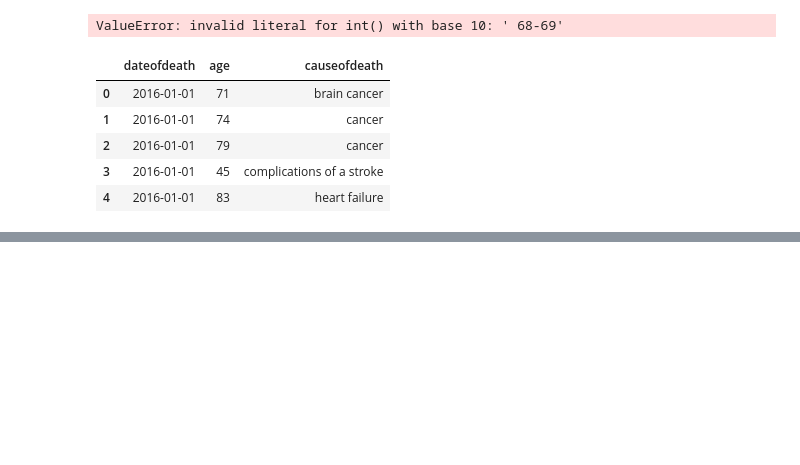
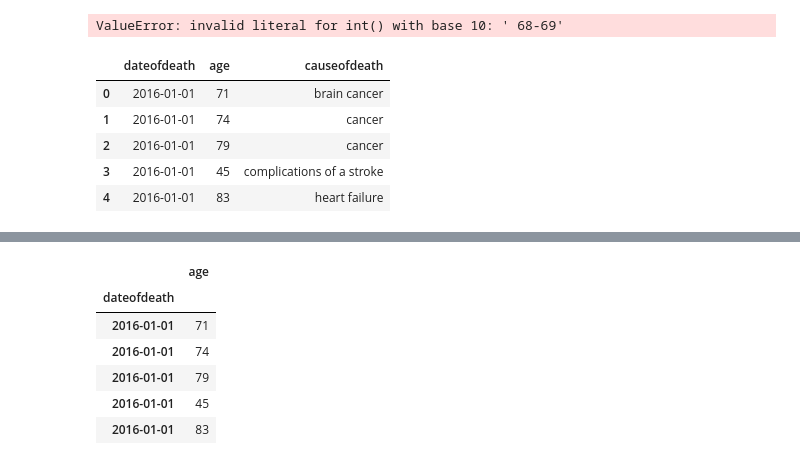
Before and after one commit to reuven/dfw-pandas, a Jupyter notebook: Pandas + time.ipynb, the cells around one changed output, grey strips where cells are left out. Saved outputs shown, nothing was run; the diff lists cells and outputs as text; code cells hidden in the pictures; blank space fills up the shorter version.

```diff
--- a/Pandas + time.ipynb
+++ b/Pandas + time.ipynb
@@ -544,0 +578,10 @@ df.head()
+# %%
+df.head()
+# %% [output]
+|  | age |
+| dateofdeath |  |
+| 2016-01-01 | 71 |
+| 2016-01-01 | 74 |
+| 2016-01-01 | 79 |
+| 2016-01-01 | 45 |
+| 2016-01-01 | 83 |
```
Also changed, not shown: parts of 6 cells of this notebook.
